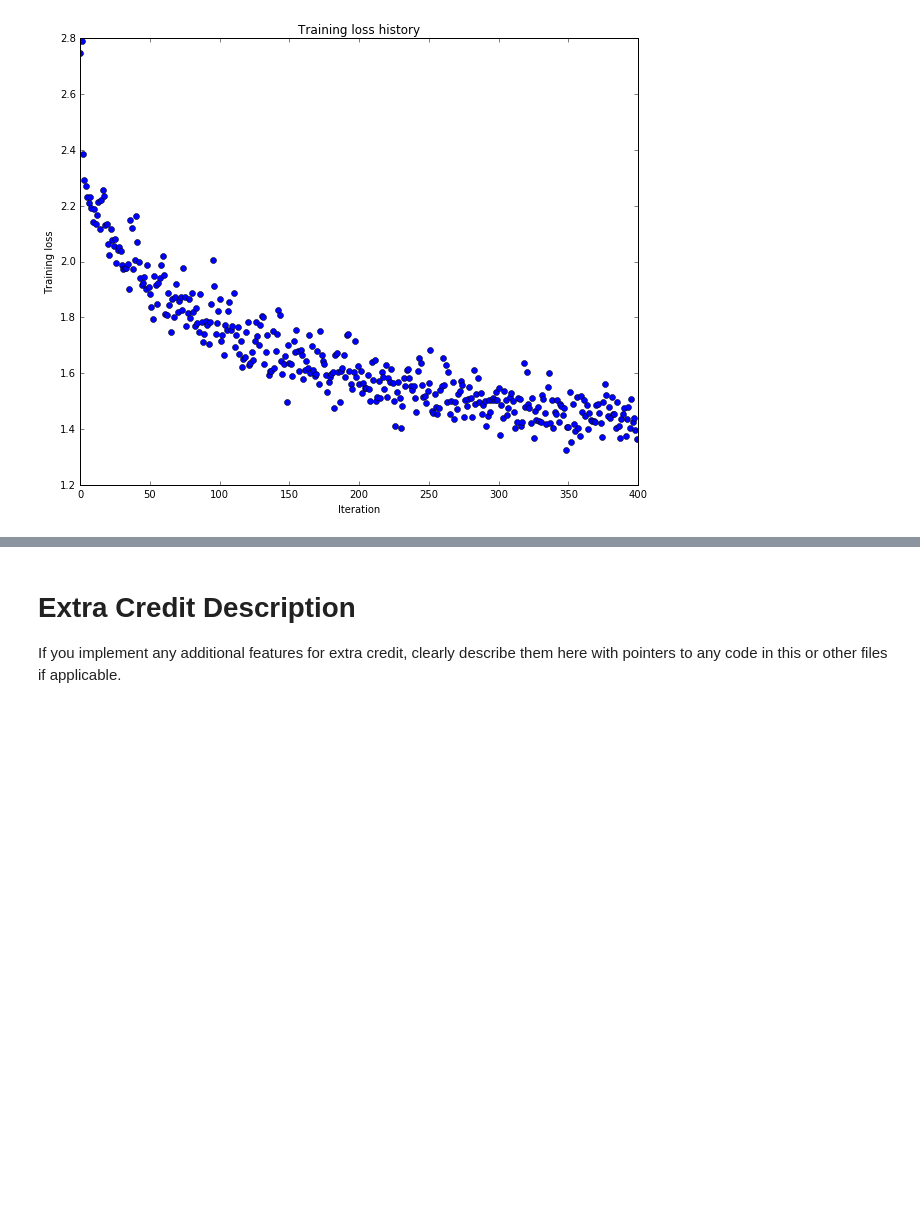
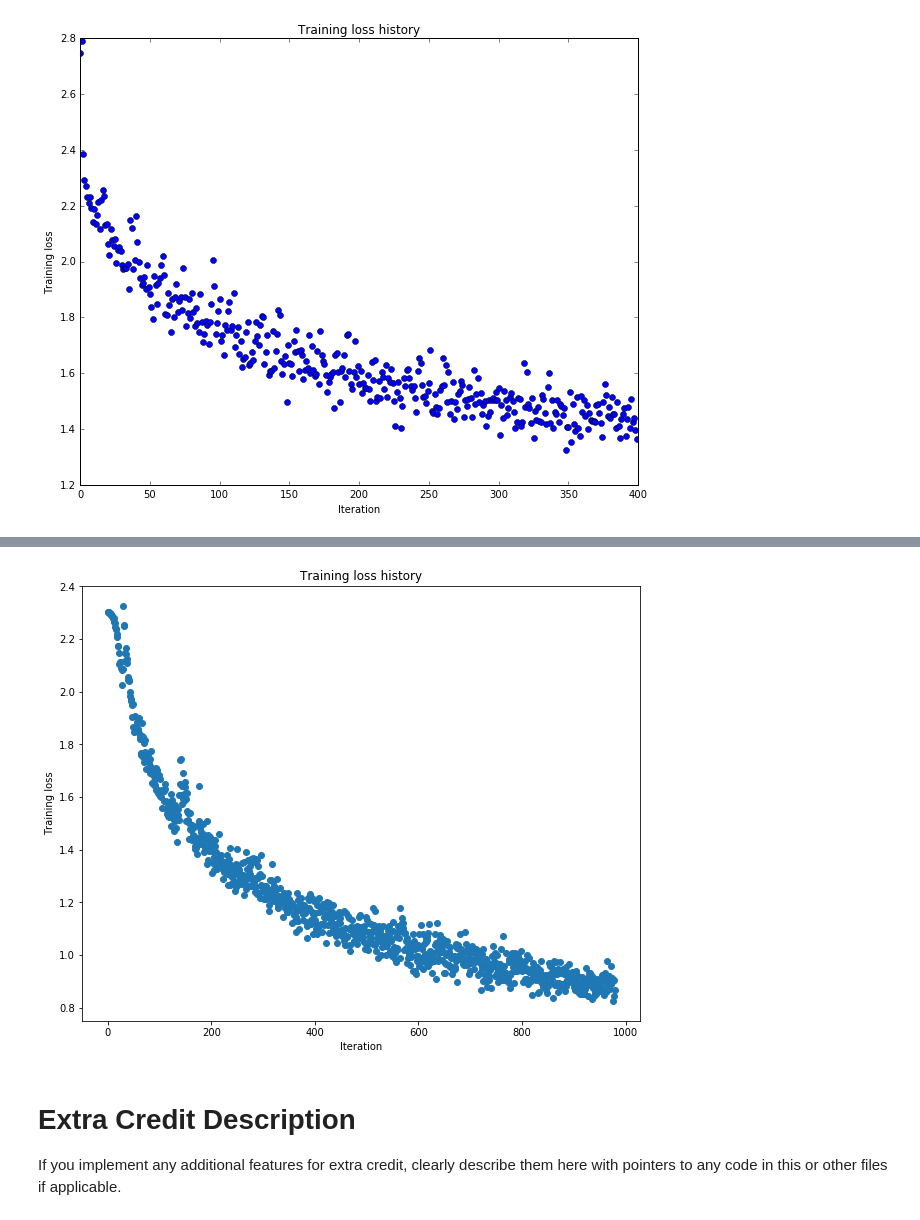
Before and after one commit to Aran00/CS231nAssignments, a Jupyter notebook: assignment2/ConvolutionalNetworks.ipynb, the cells around one changed output, grey strips where cells are left out. Cells and saved outputs as stored; diff of their text form; code cells hidden in the pictures; blank space fills up the shorter version.

```diff
--- a/assignment2/ConvolutionalNetworks.ipynb
+++ b/assignment2/ConvolutionalNetworks.ipynb
@@ -762,8 +762,8 @@ model = MultipleLayerConvNet([conv_layer_config_1, conv_layer_config_2, conv_lay
                              [hidden_layer_config_1, hidden_layer_config_2, hidden_layer_config_3],
                              output_layer_weight_scale=1.0/np.sqrt((10 + 100)/2), dtype=np.float32)
 
-solver = Solver(model, small_data,
-                num_epochs=20, batch_size=500,
+solver = Solver(model, data,
+                num_epochs=20, batch_size=1000,
                 update_rule='sgd_momentum',
                 optim_config={
                   'learning_rate': 1e-2,
@@ -789,3 +797,4 @@ plt.show()
+[figure, added]
 # %% [markdown]
 # Extra Credit Description
 If you implement any additional features for extra credit, clearly describe them here with pointers to any code in this or other files if applicable.
```
Also changed, not shown: parts of 1 cell of this notebook, 1 other file.
